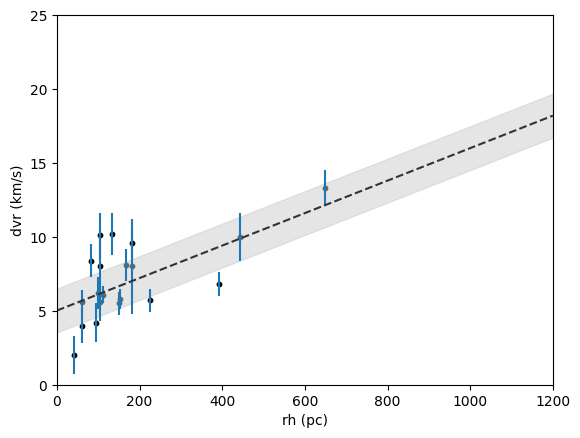
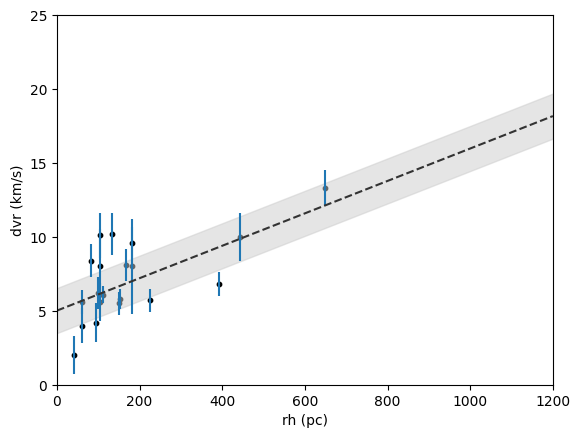
The change to this notebook cell's code, shown as a diff; its figure went from the first image to the second:
--- before
+++ after
@@ -14,2 +14,3 @@
 plt.xlim(0, 1200)
 plt.ylim(0, 25)
+plt.savefig(fig_path+"size_sigma_relation.png", dpi=300)

Commit: updated figure